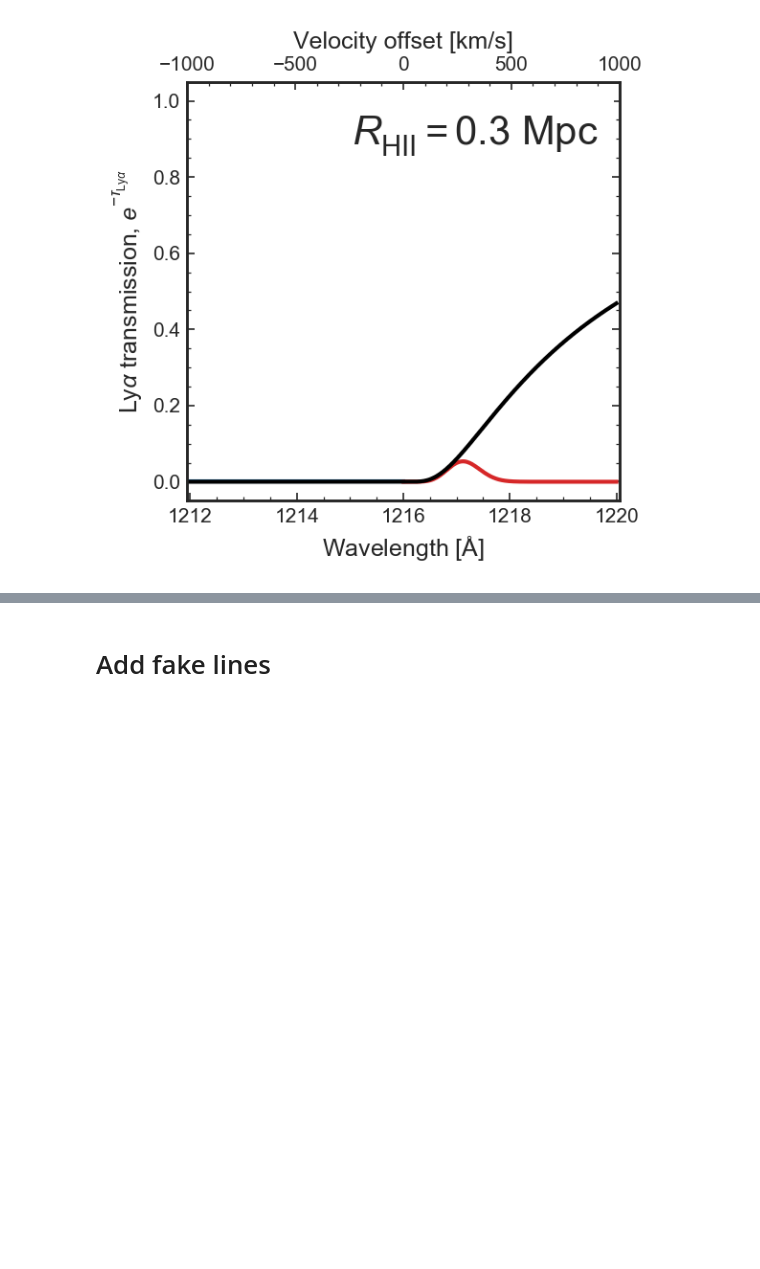
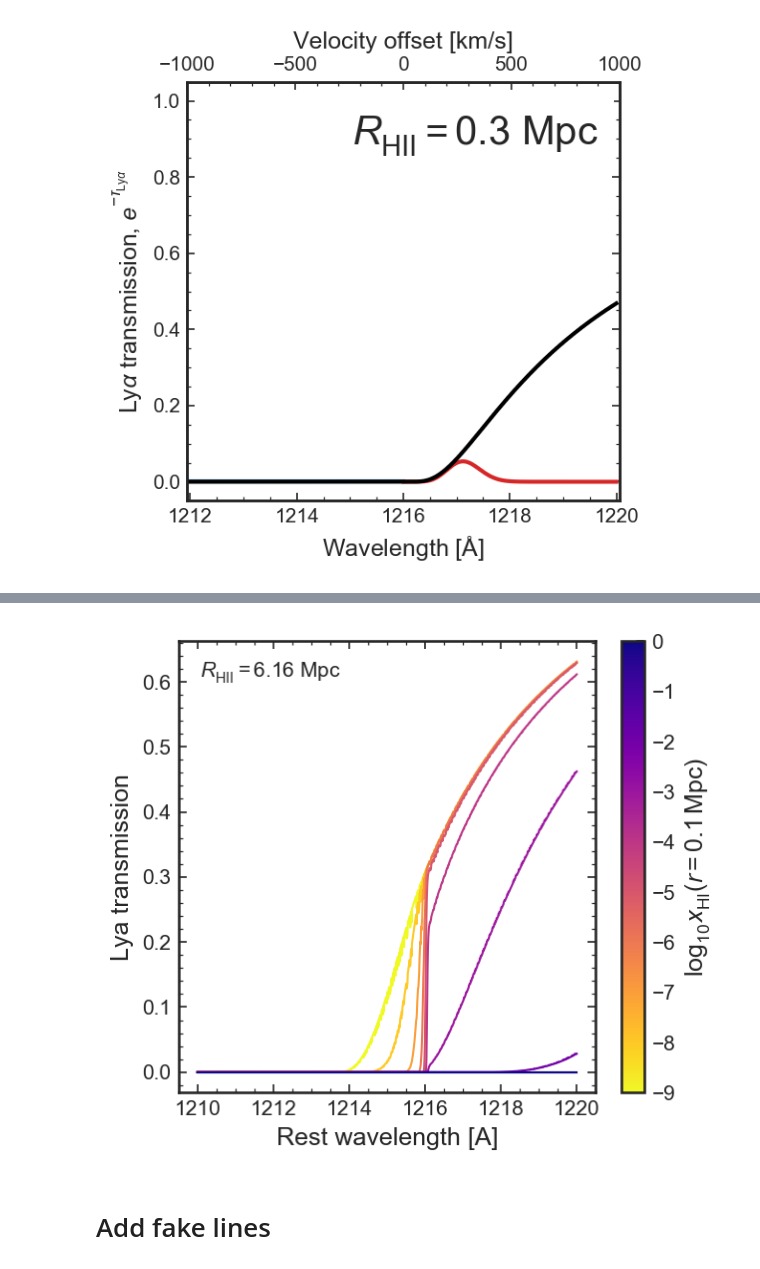
Before and after one commit to charlottenosam/LyaLineshapes, a Jupyter notebook: notebooks/bubble_size_lya_DV.ipynb, the cells around one changed output, grey strips where cells are left out. Drawn from its saved outputs; the diff is of its cells as text; code cells hidden in the pictures; blank space fills up the shorter version.

```diff
--- a/notebooks/bubble_size_lya_DV.ipynb
+++ b/notebooks/bubble_size_lya_DV.ipynb
@@ -1053,0 +1032,21 @@ anim_tau.save(plotname, dpi=150, writer='imagemagick')
+# %%
+R_ion_tab  = np.logspace(-1, 1, 20) * u.Mpc
+xHI_01_tab = np.logspace(-9, 0, 10)
+
+print(R_ion_tab)
+print(xHI_01_tab)
+
+import itertools as it
+
+tau_total_dict = {}
+for R_ion, xHI_01 in it.product(R_ion_tab, xHI_01_tab):
+    R_ion_key = np.round(R_ion, 2)
+    xHI_01_key = np.round(np.log10(xHI_01),2)
+    print(R_ion_key, xHI_01_key)
+
+    tau_tab = make_tau_grid(R_ion=R_ion, xHI_01=xHI_01)
+    tau_HII, tau_IGM, tau_total = tau_tab
+
+    tau_total_dict[(R_ion_key, xHI_01_key)] = tau_total
+
+    del tau_HII, tau_IGM, tau_total
@@ -1054,2 +1071,22 @@ anim_tau.save(plotname, dpi=150, writer='imagemagick')
+# %%
+s_m = bubbles.scalar_mappable(np.log10(xHI_01_tab), cmap='plasma_r')
+
+plt.figure(figsize=(4.5,4))
+
+R_ion_key  = 6.16*u.Mpc
+for xHI_01 in (xHI_01_tab):
+    xHI_01_key = np.round(np.log10(xHI_01),2)
+
+    plt.plot(wave_em, np.exp(-tau_total_dict[(R_ion_key, xHI_01_key)]), c=s_m.to_rgba(xHI_01_key), alpha=1, lw=1)
+
+plt.annotate('$R_\mathrm{HII} = $%s' % R_ion_key, xy=(0.05,0.92), xycoords='axes fraction')
+
+plt.colorbar(s_m, label='$\log_{10} x_\mathrm{HI} (r=0.1\,$Mpc$)$')
+plt.xlabel('Rest wavelength [A]')
+plt.ylabel('Lya transmission')
+
+plt.savefig('../figs/transmission_xHI_change.pdf', bbox_inches='tight')
+# %% [output]
+[figure, added]
 # %% [markdown]
 # Add fake lines
```
Also changed, not shown: parts of 32 cells of this notebook, 9 other files.
